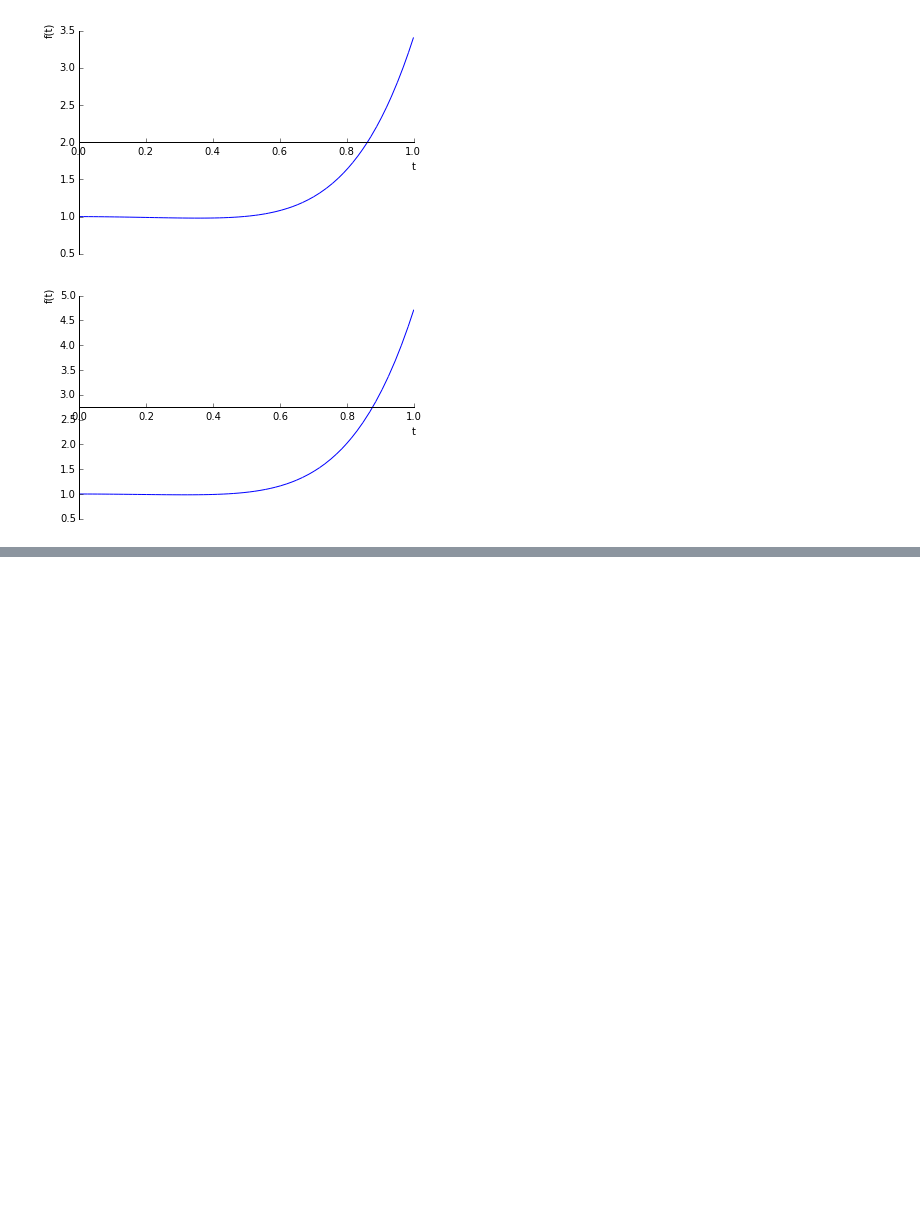
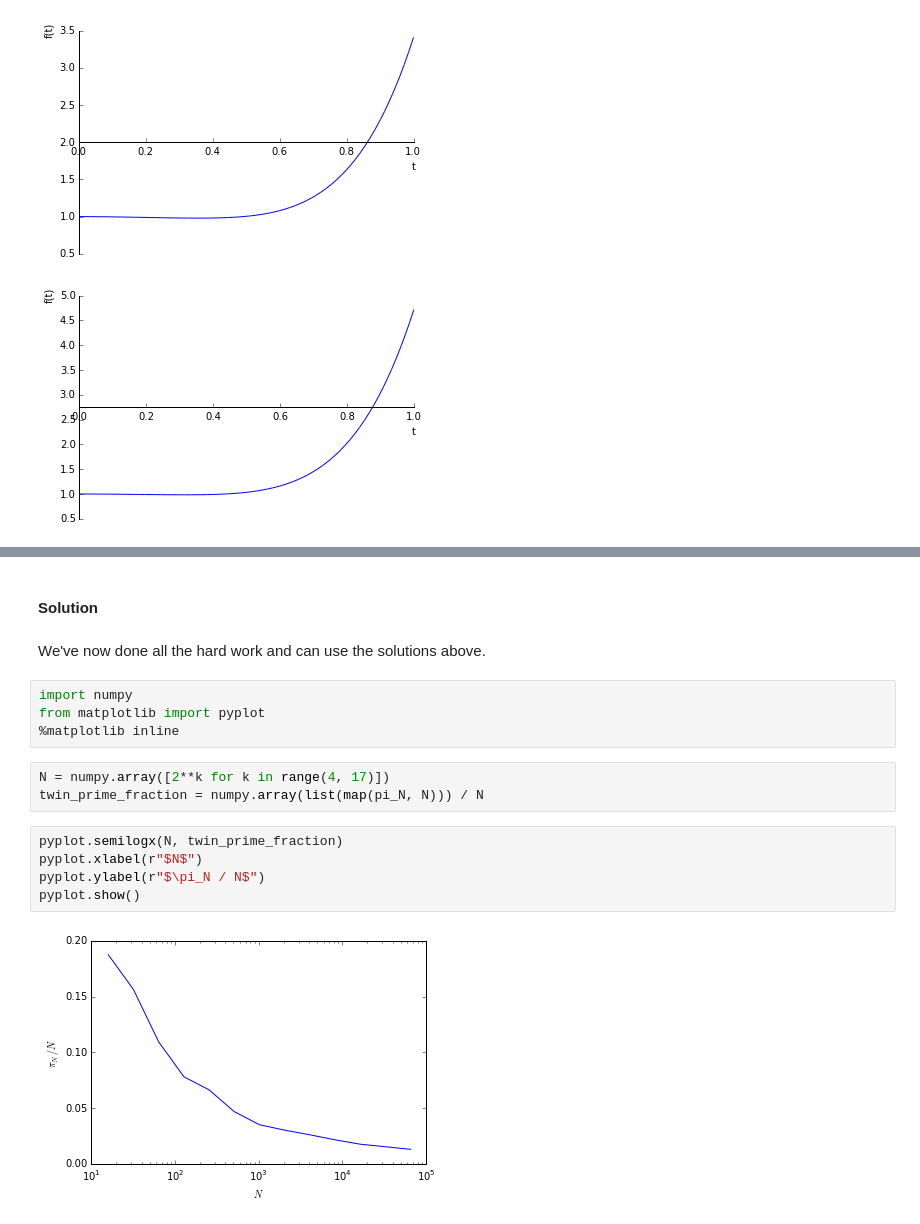
Before and after one commit to IanHawke/maths-with-python, a Jupyter notebook: ExercisesSolutions.ipynb, the cells around one changed output, grey strips where cells are left out. Cells and saved outputs as stored; diff of their text form; blank space fills up the shorter version.

```diff
--- a/ExercisesSolutions.ipynb
+++ b/ExercisesSolutions.ipynb
@@ -1859,0 +1959,18 @@ for n in range(2, 11):
+# %% [markdown]
+#### Solution
+# %% [markdown]
+We've now done all the hard work and can use the solutions above.
+# %%
+import numpy
+from matplotlib import pyplot
+%matplotlib inline
+# %%
+N = numpy.array([2**k for k in range(4, 17)])
+twin_prime_fraction = numpy.array(list(map(pi_N, N))) / N
+# %%
+pyplot.semilogx(N, twin_prime_fraction)
+pyplot.xlabel(r"$N$")
+pyplot.ylabel(r"$\pi_N / N$")
+pyplot.show()
+# %% [output]
+[figure, added]
```
Also changed, not shown: parts of 54 cells of this notebook, 1 other file.
